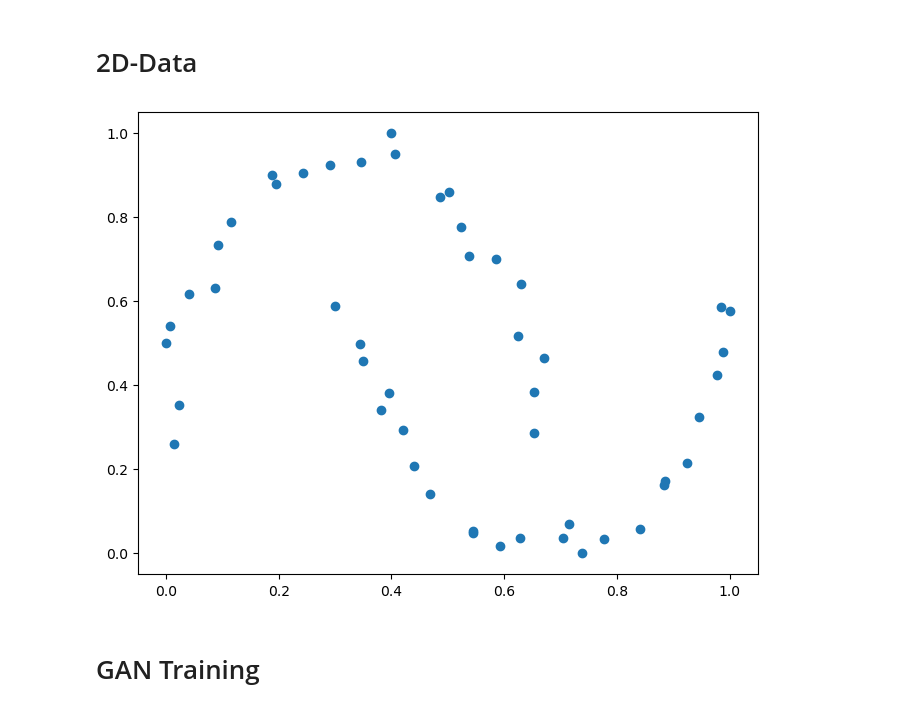
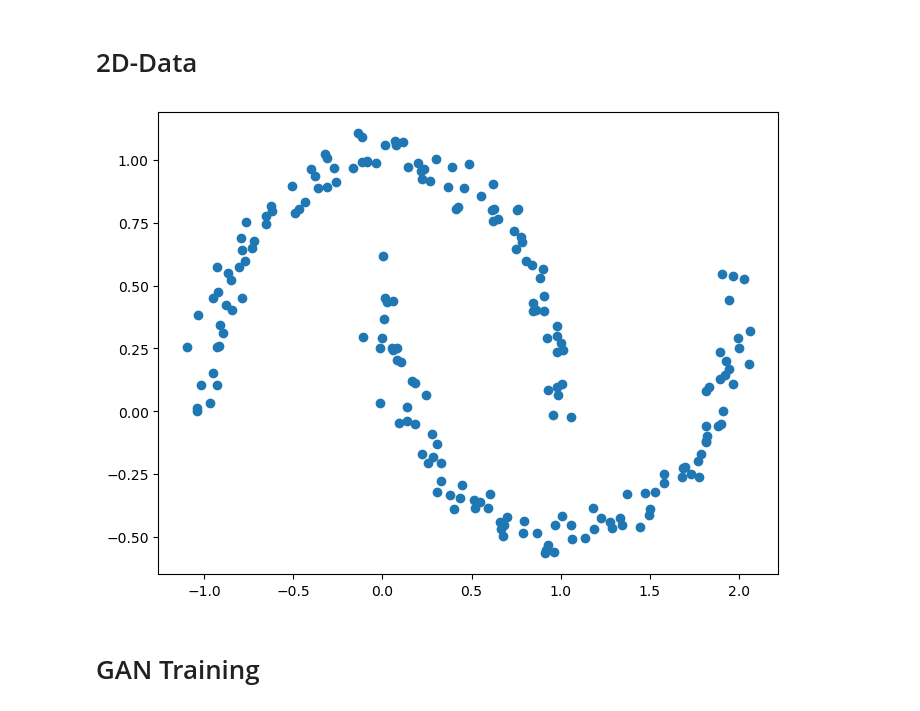
Before and after one commit to BenjaminDeporte/TP_GenAI_MVA_2025_02_25, a Jupyter notebook: notebooks/Deporte_dm2425.ipynb, the cells around one changed output. Drawn from its saved outputs; the diff is of its cells as text; code cells hidden in the pictures.

```diff
--- a/notebooks/Deporte_dm2425.ipynb
+++ b/notebooks/Deporte_dm2425.ipynb
@@ -43,31 +45,31 @@ Using cpu
 # %% [markdown]
 # 2D-Data
 # %%
-# we will use the two moons dataset here
+# Soyons fous... nous utiliserons 2-moons ici
 
 from sklearn.datasets import make_moons
 
-# parameters
-N_SAMPLES = 50
+# paramètres
+N_SAMPLES = 200
 NOISE = 0.05
 
-# generate data
+# génération données
 X, _ = make_moons(n_samples=N_SAMPLES, noise=NOISE, random_state=random_seed)
 
-# force into [0,1]^2
-X[:,0] = (X[:,0] - np.min(X[:,0])) / (np.max(X[:,0]) - np.min(X[:,0]))
-X[:,1] = (X[:,1] - np.min(X[:,1])) / (np.max(X[:,1]) - np.min(X[:,1]))
+# force dans [0,1]^2
+# X[:,0] = (X[:,0] - np.min(X[:,0])) / (np.max(X[:,0]) - np.min(X[:,0]))
+# X[:,1] = (X[:,1] - np.min(X[:,1])) / (np.max(X[:,1]) - np.min(X[:,1]))
 
-# format into tensor
+# formate en tensor
 X_data = torch.tensor(X)
 
 # plot dataset
 fig, ax = plt.subplots(figsize=(8, 6))
 ax.scatter(X_data.detach().cpu().numpy()[:,0], X_data.detach().cpu().numpy()[:,1])
 
 plt.show()
 # %% [output]
-[figure, old version]
+[figure, new version]
 # %% [markdown]
 # GAN Training
 # %%
```
Also changed, not shown: parts of 57 cells of this notebook.
